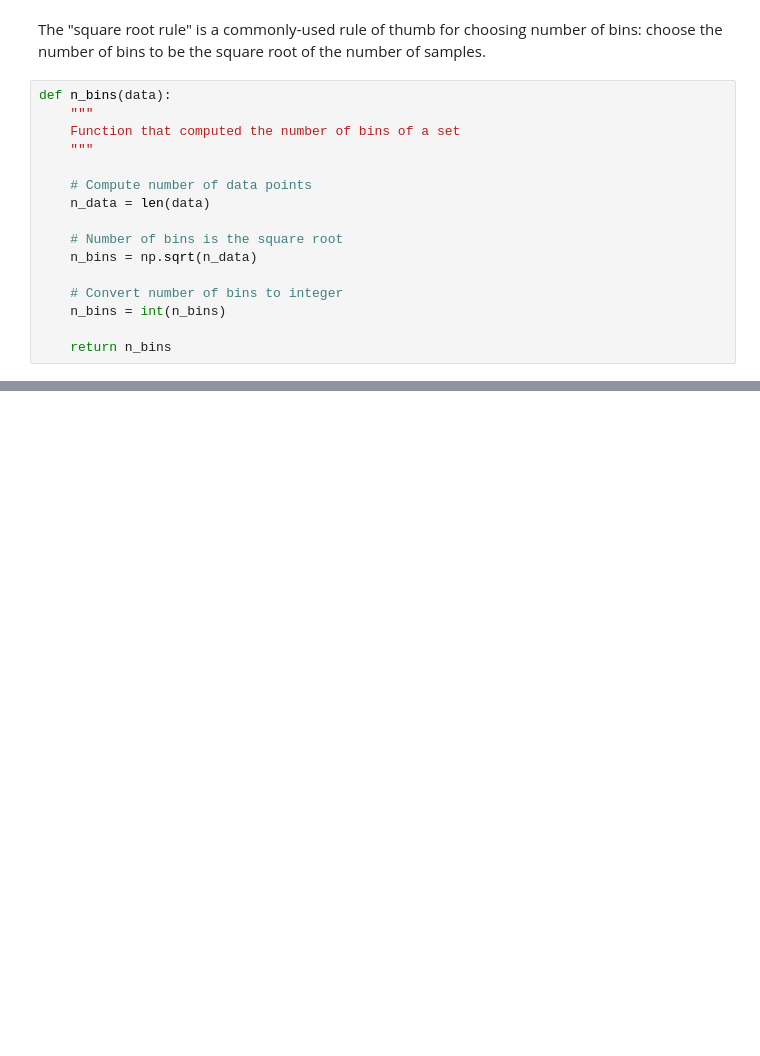
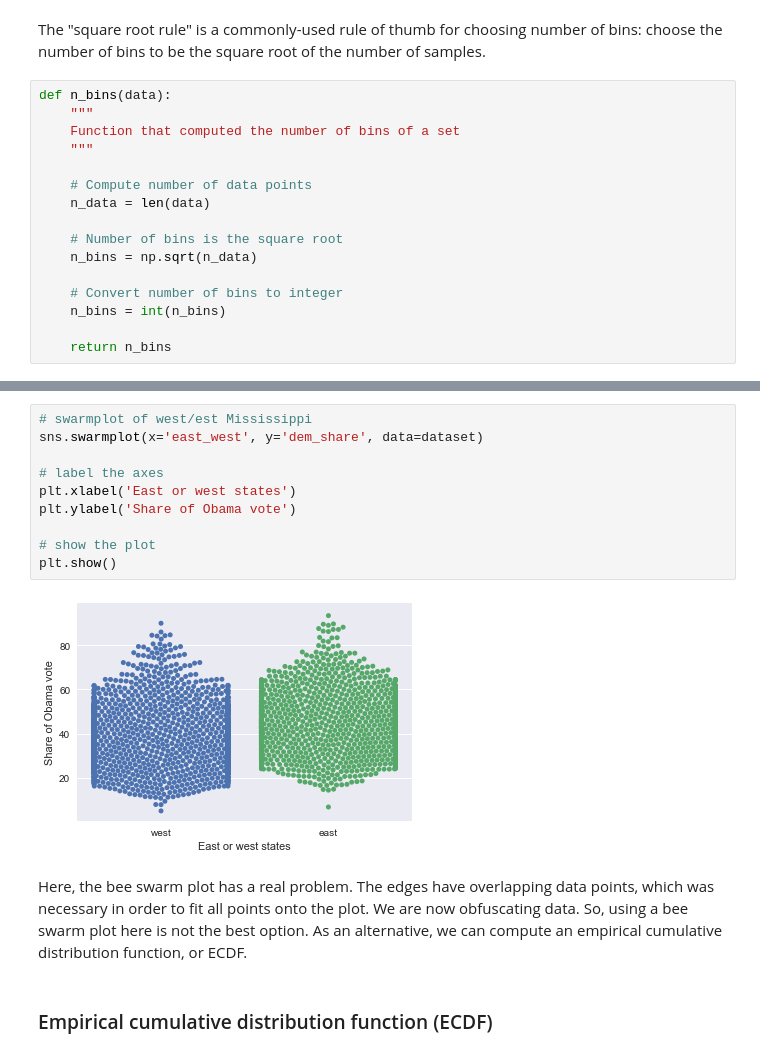
Before and after one commit to PablodelaCuesta/Statistics, a Jupyter notebook: 1. Exploratory data analysis/EDA.ipynb, the cells around one changed output, grey strips where cells are left out. Drawn from its saved outputs; the diff is of its cells as text; blank space fills up the shorter version.

```diff
--- a/1. Exploratory data analysis/EDA.ipynb
+++ b/1. Exploratory data analysis/EDA.ipynb
@@ -110,0 +161,17 @@ plt.show()
+# %%
+# swarmplot of west/est Mississippi
+sns.swarmplot(x='east_west', y='dem_share', data=dataset)
+
+# label the axes
+plt.xlabel('East or west states')
+plt.ylabel('Share of Obama vote')
+
+# show the plot
+plt.show()
+# %% [output]
+[figure, added]
+# %% [markdown]
+Here, the bee swarm plot has a real problem. The edges have overlapping data points, which was necessary in order to fit all points onto the plot. We are now obfuscating data. So, using a bee swarm plot here is not the best option.
+As an alternative, we can compute an empirical cumulative distribution function, or ECDF.
+# %% [markdown]
+### Empirical cumulative distribution function (ECDF)
```
Also changed, not shown: parts of 15 cells of this notebook, 1 other file.
